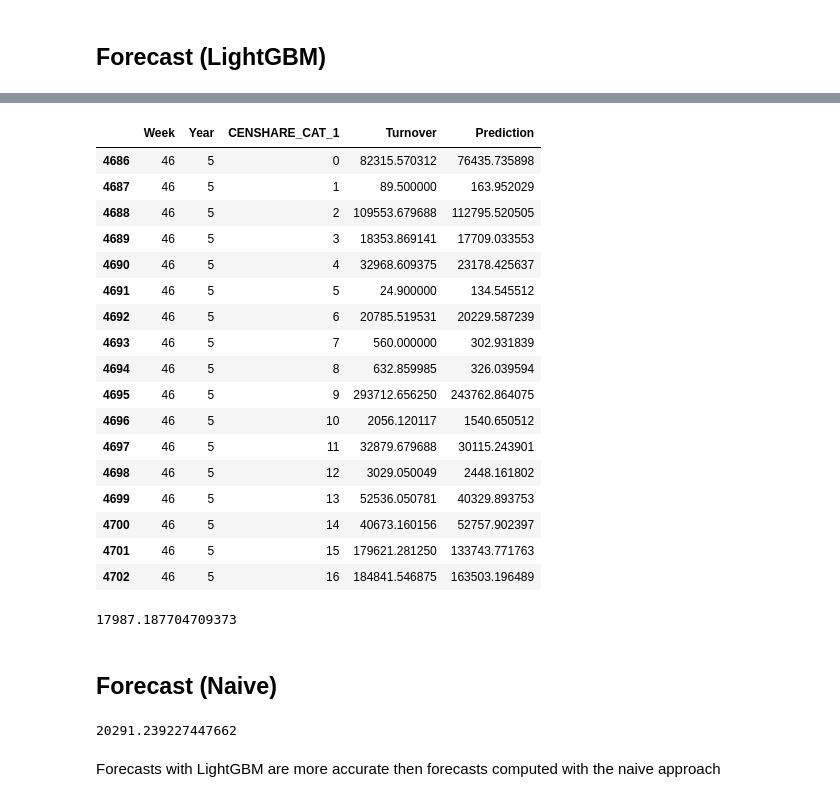
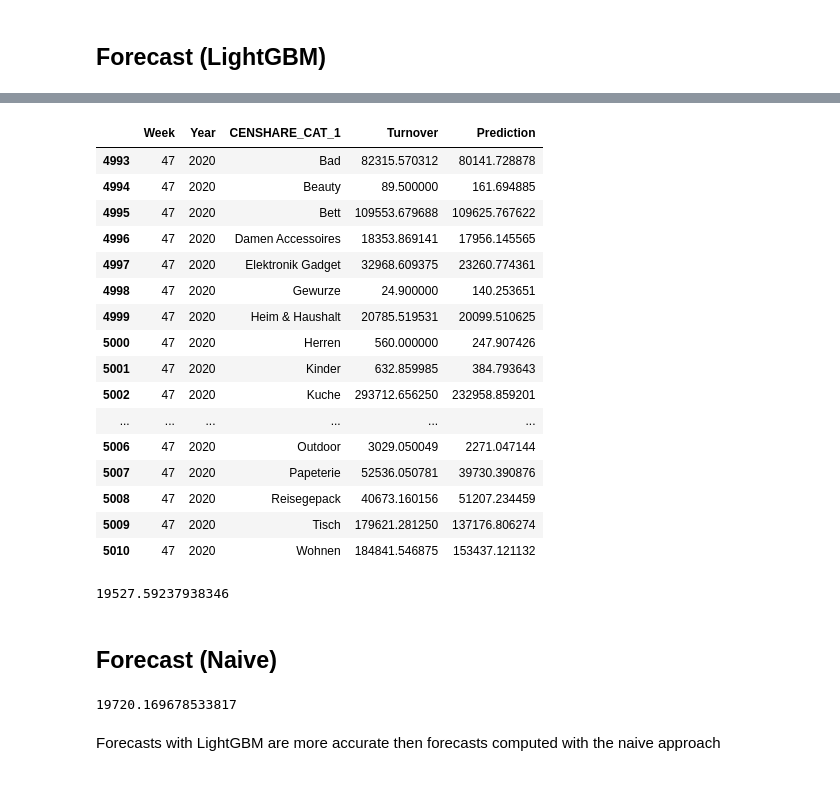
Before and after one commit to dominicdoerig/verteiler, a Jupyter notebook: 03_Forecasting_LightGBM/Boosted-Trees_v4.ipynb, the cells around one changed output, grey strips where cells are left out. Drawn from its saved outputs; the diff is of its cells as text; code cells hidden in the pictures.

```diff
--- a/03_Forecasting_LightGBM/Boosted-Trees_v4.ipynb
+++ b/03_Forecasting_LightGBM/Boosted-Trees_v4.ipynb
@@ -53,6 +53,9 @@ df
 # Get rid of negative Sales / Turnover
 df.loc[:, 'Sales_QTY'] = df.Sales_QTY.clip(lower=0)
 df.loc[:, 'Turnover'] = df.Turnover.clip(lower=0)
+
+# Replace Censhare Cat if not applicable
+df.loc[df.CENSHARE_CAT_1.isna(), 'CENSHARE_CAT_1'] = 'NA'
 # %% [markdown]
 # Aggregated Data
 # %% [markdown]
@@ -151,4 +170,4 @@ num_features = [
 features = cat_features + num_features
 # %%
 # Convert categorical features to integers
-df_aggregated = utils.encode_categorical(df_aggregated, cat_features, downcast_cols=False)
+df_aggregated, encoders_dict = utils.encode_categorical(df_aggregated, cat_features, return_encoders = True)
@@ -273,32 +286,32 @@ x_test
 # %%
 # Gather results of this article category and store them in general result_df
 results_df = x_test[['Week', 'Year', 'CENSHARE_CAT_1']].copy()
+results_df = utils.decode_categorical(results_df, encoders_dict)
 results_df[target_variable] = list(y_test)
 results_df['Prediction'] = list(y_pred)
 results_df
 # %% [output]
 |  | Week | Year | CENSHARE_CAT_1 | Turnover | Prediction |
-| 4686 | 46 | 5 | 0 | 82315.570312 | 76435.735898 |
-| 4687 | 46 | 5 | 1 | 89.500000 | 163.952029 |
-| 4688 | 46 | 5 | 2 | 109553.679688 | 112795.520505 |
-| 4689 | 46 | 5 | 3 | 18353.869141 | 17709.033553 |
-| 4690 | 46 | 5 | 4 | 32968.609375 | 23178.425637 |
-| 4691 | 46 | 5 | 5 | 24.900000 | 134.545512 |
-| 4692 | 46 | 5 | 6 | 20785.519531 | 20229.587239 |
-| 4693 | 46 | 5 | 7 | 560.000000 | 302.931839 |
-| 4694 | 46 | 5 | 8 | 632.859985 | 326.039594 |
-| 4695 | 46 | 5 | 9 | 293712.656250 | 243762.864075 |
-| 4696 | 46 | 5 | 10 | 2056.120117 | 1540.650512 |
-| 4697 | 46 | 5 | 11 | 32879.679688 | 30115.243901 |
-| 4698 | 46 | 5 | 12 | 3029.050049 | 2448.161802 |
-| 4699 | 46 | 5 | 13 | 52536.050781 | 40329.893753 |
-| 4700 | 46 | 5 | 14 | 40673.160156 | 52757.902397 |
-| 4701 | 46 | 5 | 15 | 179621.281250 | 133743.771763 |
-| 4702 | 46 | 5 | 16 | 184841.546875 | 163503.196489 |
+| 4993 | 47 | 2020 | Bad | 82315.570312 | 80141.728878 |
+| 4994 | 47 | 2020 | Beauty | 89.500000 | 161.694885 |
+| 4995 | 47 | 2020 | Bett | 109553.679688 | 109625.767622 |
+| 4996 | 47 | 2020 | Damen Accessoires | 18353.869141 | 17956.145565 |
+| 4997 | 47 | 2020 | Elektronik Gadget | 32968.609375 | 23260.774361 |
+| 4998 | 47 | 2020 | Gewurze | 24.900000 | 140.253651 |
+| 4999 | 47 | 2020 | Heim & Haushalt | 20785.519531 | 20099.510625 |
+| 5000 | 47 | 2020 | Herren | 560.000000 | 247.907426 |
+| 5001 | 47 | 2020 | Kinder | 632.859985 | 384.793643 |
+| 5002 | 47 | 2020 | Kuche | 293712.656250 | 232958.859201 |
+| ... | ... | ... | ... | ... | ... |
+| 5006 | 47 | 2020 | Outdoor | 3029.050049 | 2271.047144 |
+| 5007 | 47 | 2020 | Papeterie | 52536.050781 | 39730.390876 |
+| 5008 | 47 | 2020 | Reisegepack | 40673.160156 | 51207.234459 |
+| 5009 | 47 | 2020 | Tisch | 179621.281250 | 137176.806274 |
+| 5010 | 47 | 2020 | Wohnen | 184841.546875 | 153437.121132 |
 # %%
 mean_squared_error(results_df.Turnover, results_df.Prediction, squared=False)
 # %% [output]
-17987.187704709373
+19527.59237938346
 # %% [markdown]
 ## Forecast (Naive)
 # %%
@@ -306,6 +319,6 @@ forecasts_naive = list(df_aggregated.loc[df_aggregated.Year == (Week(year, week)
 # %%
 mean_squared_error(results_df.Turnover, forecasts_naive, squared=False)
 # %% [output]
-20291.239227447662
+19720.169678533817
 # %% [markdown]
 Forecasts with LightGBM are more accurate then forecasts computed with the naive approach
```
Also changed, not shown: parts of 22 cells of this notebook, 1 other file.
